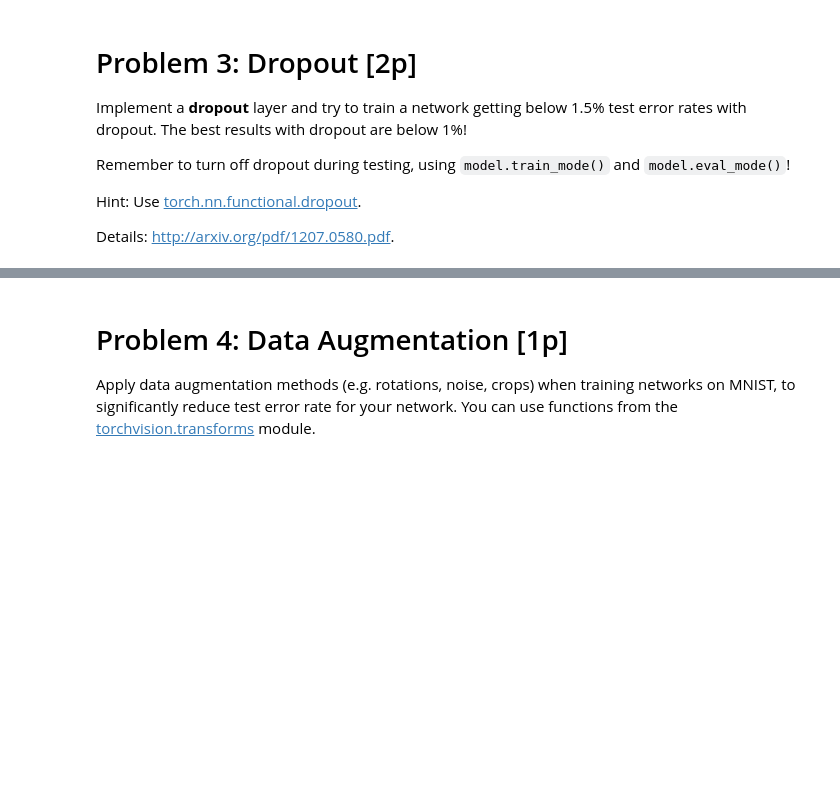
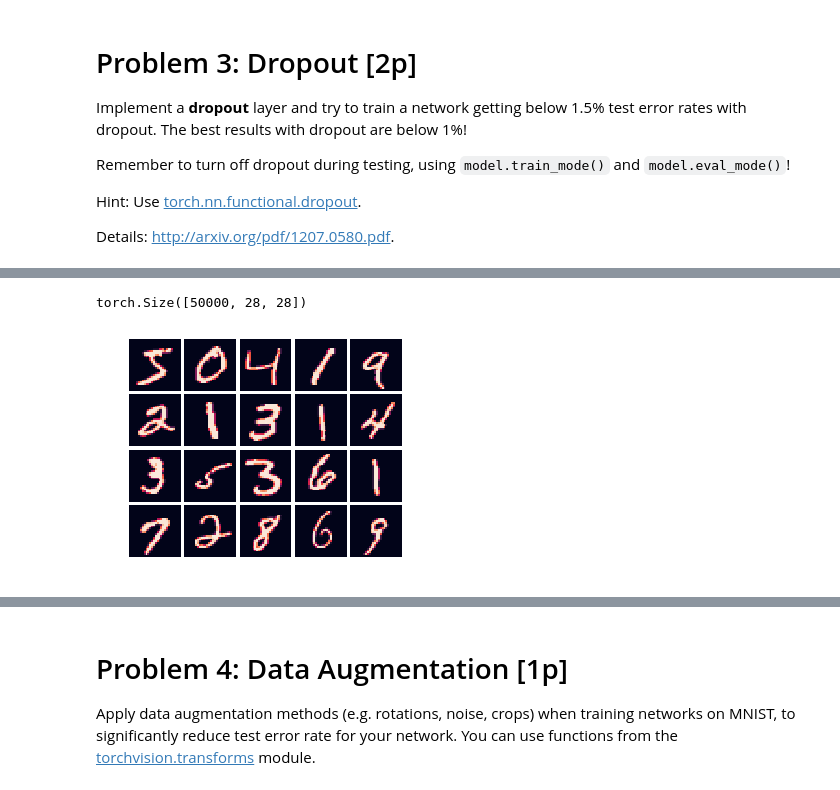
Before and after one commit to Congr00/Uni, a Jupyter notebook: Sieci Neuronowe/lab4/Assignment4.ipynb, the cells around one changed output, grey strips where cells are left out. Cells and saved outputs as stored; diff of their text form; code cells hidden in the pictures; blank space fills up the shorter version.

```diff
--- a/Sieci Neuronowe/lab4/Assignment4.ipynb
+++ b/Sieci Neuronowe/lab4/Assignment4.ipynb
@@ -524,0 +599,8 @@ Details: http://arxiv.org/pdf/1207.0580.pdf.
+# %%
+
+plot_mat(_train.train_data[:20, None].data.numpy())
+#28x28 images
+_train.train_data.shape
+# %% [output]
+torch.Size([50000, 28, 28])
+[figure, added]
```
Also changed, not shown: parts of 9 cells of this notebook, 43 other files.
